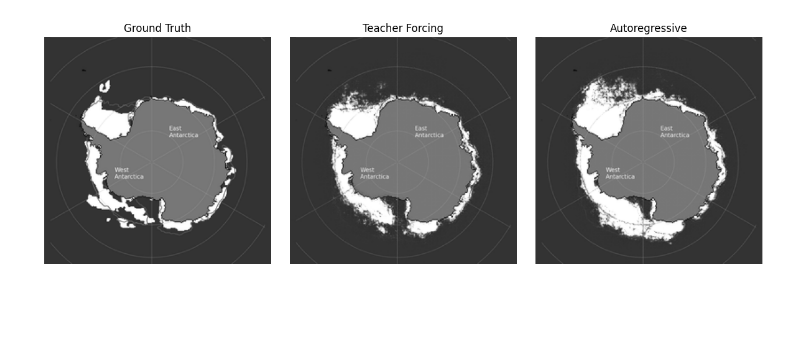
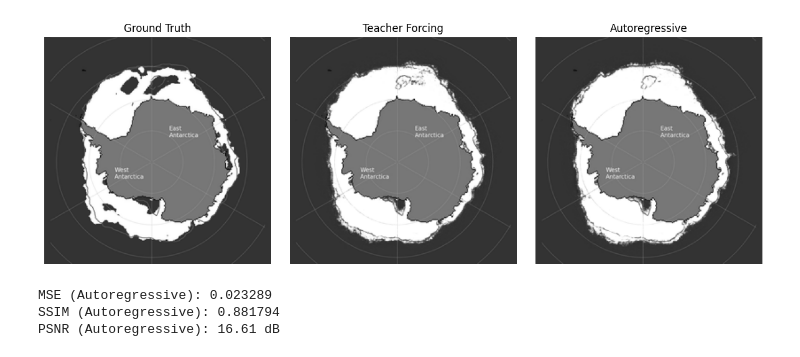
Before and after one commit to somnio-kimm/antarctic_glacier_analysis, a Jupyter notebook: code/image_analysis.ipynb, the cells around one changed output. Cells and saved outputs as stored; diff of their text form; code cells hidden in the pictures; blank space fills up the shorter version.

```diff
--- a/code/image_analysis.ipynb
+++ b/code/image_analysis.ipynb
@@ -15,6 +22,6 @@ from sklearn.metrics import mean_squared_error
 # %%
-path_1 = "/Users/somnio.kimm/Library/CloudStorage/GoogleDrive-somnio.kimm@gmail.com/My Drive/Class/ESTSOFT/project/time_series_analysis/data/southern_hemisphere/image_teaching"
-path_2 = "/Users/somnio.kimm/Library/CloudStorage/GoogleDrive-somnio.kimm@gmail.com/My Drive/Class/ESTSOFT/project/time_series_analysis/data/southern_hemisphere/image_autoregressive"
+path_1 = "../data/output/gan/image_teaching"
+path_2 = "../data/output/gan/image_autoregressive"
 # %%
 def grab_images(folder):
 	return sorted([os.path.join(folder, file) for file in os.listdir(folder) if file.endswith('.png')])
@@ -29,43 +36,66 @@ img_orig = [Image.open(path) for path in true_paths]
 img_teaching = [Image.open(path) for path in pred_1_paths]
 img_autoregressive = [Image.open(path) for path in pred_2_paths]
 # %%
-idx = 22
+idx = 23
 plt.figure(figsize=(12, 4))
 
 # Ground Truth
 plt.subplot(1, 3, 1)
 plt.imshow(img_orig[idx], cmap='gray')
 plt.title("Ground Truth")
 plt.axis('off')
 
 # Teacher Forcing
 plt.subplot(1, 3, 2)
 plt.imshow(img_teaching[idx], cmap='gray')
 plt.title("Teacher Forcing")
 plt.axis('off')
 
 # Autoregressive
 plt.subplot(1, 3, 3)
 plt.imshow(img_autoregressive[idx], cmap='gray')
 plt.title("Autoregressive")
 plt.axis('off')
 
 plt.tight_layout()
 plt.show()
 # %% [output]
-[figure, old version]
+[figure, new version]
 # %%
 # Convert PIL image to numpy array
 def to_array(img):
     return np.array(img).astype(np.float32) / 255.0  # Normalize to [0,1]
 
-img_1 = to_array(img_orig[idx])
-img_2 = to_array(img_teaching[idx])
-img_3 = to_array(img_autoregressive[idx])
+mse_teaching = []
+mse_autoregressive = []
+ssim_teaching = []
+ssim_autoregressive = []
+psnr_teaching = []
+psnr_autoregressive = []
+for idx in range(len(img_autoregressive)):
+    img_1 = to_array(img_orig[idx])
+    img_2 = to_array(img_teaching[idx])
+    img_3 = to_array(img_autoregressive[idx])
 
-# Compute MSE
-mse_teaching = mean_squared_error(img_1.flatten(), img_2.flatten())
-mse_autoregressive = mean_squared_error(img_1.flatten(), img_3.flatten())
+	# Compute MSE
+    mse_teaching.append(mean_squared_error(img_1.flatten(), img_2.flatten()))
+    mse_autoregressive.append(mean_squared_error(img_1.flatten(), img_3.flatten()))
 
-print(f"MSE (Teacher Forcing): {mse_teaching:.6f}")
-print(f"MSE (Autoregressive): {mse_autoregressive:.6f}")
+	# Compute SSIM
+    ssim_teaching.append(ssim(img_1, img_2, data_range=1.0, channel_axis=-1 if img_1.ndim == 3 else None))
+    ssim_autoregressive.append(ssim(img_1, img_3, data_range=1.0, channel_axis=-1 if img_1.ndim == 3 else None))
+
+	# Compute PSNR
+    psnr_teaching.append(psnr(img_1, img_2, data_range=1.0))
+    psnr_autoregressive.append(psnr(img_1, img_3, data_range=1.0))
+
+#print(f"MSE (Teacher Forcing): {np.mean(mse_teaching):.6f}")
+print(f"MSE (Autoregressive): {np.mean(mse_autoregressive):.6f}")
+#print(f"SSIM (Teacher Forcing): {np.mean(ssim_teaching):.6f}")
+print(f"SSIM (Autoregressive): {np.mean(ssim_autoregressive):.6f}")
+#print(f"PSNR (Teacher Forcing): {np.mean(psnr_teaching):.2f} dB")
+print(f"PSNR (Autoregressive): {np.mean(psnr_autoregressive):.2f} dB")
+# %% [output]
+MSE (Autoregressive): 0.023289
+SSIM (Autoregressive): 0.881794
+PSNR (Autoregressive): 16.61 dB
```
Also changed, not shown: parts of 2 cells of this notebook, 1 other file.
